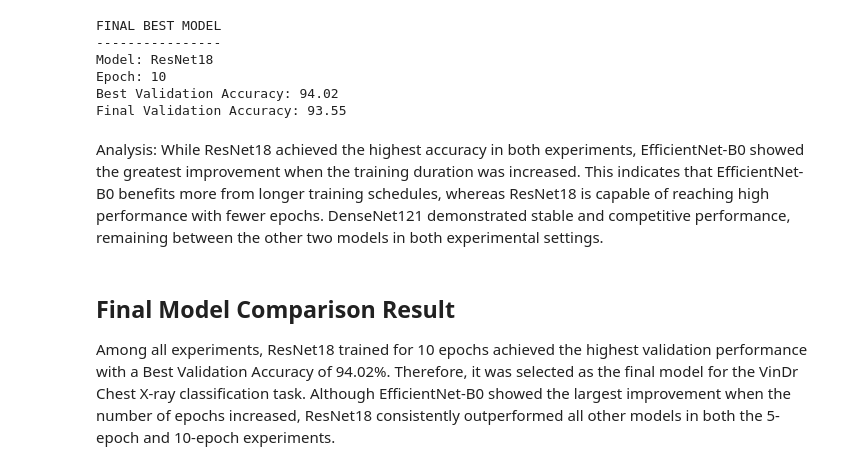
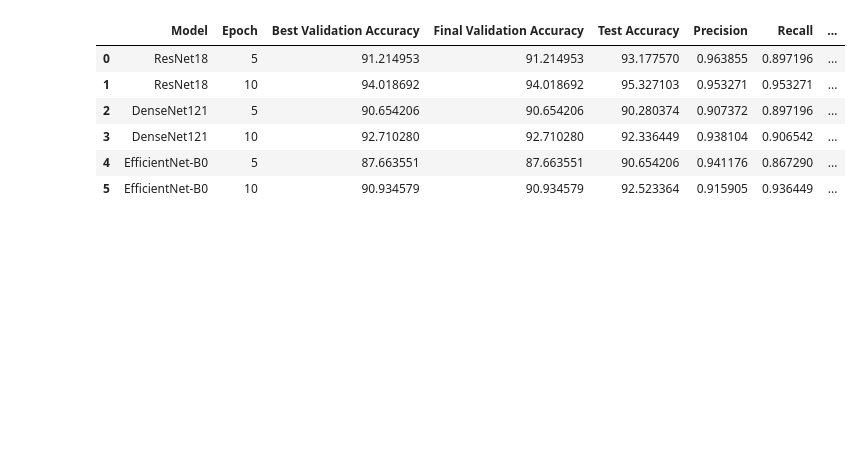
Before and after one commit to tugceayci/vindr-chest-classification, a Jupyter notebook: notebooks/04_model_comparison.ipynb, the cells around one changed output. Drawn from its saved outputs; the diff is of its cells as text; code cells hidden in the pictures; blank space fills up the shorter version.

Commit message:
Add comparison notebook and model result notebooks

```diff
--- a/notebooks/04_model_comparison.ipynb
+++ b/notebooks/04_model_comparison.ipynb
@@ -1,6 +1,6 @@
 # %%
-import os
 import pandas as pd
 import matplotlib.pyplot as plt
+import seaborn as sns
 
-os.makedirs("../outputs", exist_ok=True)
+pd.set_option('display.max_columns', None)
@@ -174,24 +7,33 @@ plt.show()
-# %%
-best_model = all_results.loc[
-    all_results["Best Validation Accuracy"].idxmax()
-]
-
-print("FINAL BEST MODEL")
-print("----------------")
-print("Model:", best_model["Model"])
-print("Epoch:", best_model["Epoch"])
-print("Best Validation Accuracy:", round(best_model["Best Validation Accuracy"], 2))
-print("Final Validation Accuracy:", round(best_model["Final Validation Accuracy"], 2))
-# %% [output]
-FINAL BEST MODEL
-----------------
-Model: ResNet18
-Epoch: 10
-Best Validation Accuracy: 94.02
-Final Validation Accuracy: 93.55
-# %% [markdown]
-Analysis: While ResNet18 achieved the highest accuracy in both experiments, EfficientNet-B0 showed the greatest improvement when the training duration was increased. This indicates that EfficientNet-B0 benefits more from longer training schedules, whereas ResNet18 is capable of reaching high performance with fewer epochs. DenseNet121 demonstrated stable and competitive performance, remaining between the other two models in both experimental settings.
-# %% [markdown]
-## Final Model Comparison Result
-
-Among all experiments, ResNet18 trained for 10 epochs achieved the highest validation performance with a Best Validation Accuracy of 94.02%. Therefore, it was selected as the final model for the VinDr Chest X-ray classification task. Although EfficientNet-B0 showed the largest improvement when the number of epochs increased, ResNet18 consistently outperformed all other models in both the 5-epoch and 10-epoch experiments.
+# %%
+resnet_5 = pd.read_csv("../outputs/model_results/resnet18_5epoch_summary.csv")
+resnet_10 = pd.read_csv("../outputs/model_results/resnet18_10epoch_summary.csv")
+
+densenet_5 = pd.read_csv("../outputs/model_results/densenet121_5epoch_summary.csv")
+densenet_10 = pd.read_csv("../outputs/model_results/densenet121_10epoch_summary.csv")
+
+efficientnet_5 = pd.read_csv("../outputs/model_results/efficientnet_b0_5epoch_summary.csv")
+efficientnet_10 = pd.read_csv("../outputs/model_results/efficientnet_b0_10epoch_summary.csv")
+# %%
+all_summaries = pd.concat([
+    resnet_5,
+    resnet_10,
+    densenet_5,
+    densenet_10,
+    efficientnet_5,
+    efficientnet_10
+], ignore_index=True)
+
+all_summaries = all_summaries.drop_duplicates(
+    subset=["Model", "Epoch"],
+    keep="first"
+).reset_index(drop=True)
+
+all_summaries
+# %% [output]
+|  | Model | Epoch | Best Validation Accuracy | Final Validation Accuracy | Test Accuracy | Precision | Recall | ... |
+| 0 | ResNet18 | 5 | 91.214953 | 91.214953 | 93.177570 | 0.963855 | 0.897196 | ... |
+| 1 | ResNet18 | 10 | 94.018692 | 94.018692 | 95.327103 | 0.953271 | 0.953271 | ... |
+| 2 | DenseNet121 | 5 | 90.654206 | 90.654206 | 90.280374 | 0.907372 | 0.897196 | ... |
+| 3 | DenseNet121 | 10 | 92.710280 | 92.710280 | 92.336449 | 0.938104 | 0.906542 | ... |
+| 4 | EfficientNet-B0 | 5 | 87.663551 | 87.663551 | 90.654206 | 0.941176 | 0.867290 | ... |
+| 5 | EfficientNet-B0 | 10 | 90.934579 | 90.934579 | 92.523364 | 0.915905 | 0.936449 | ... |
```
Also changed, not shown: parts of 16 cells of this notebook, 3 other files.
